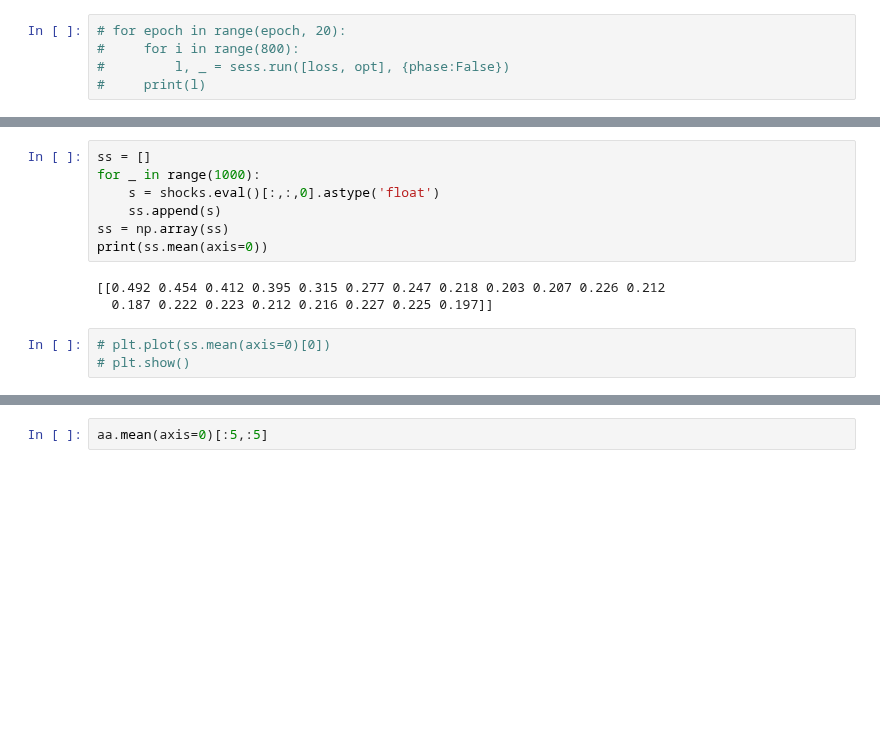
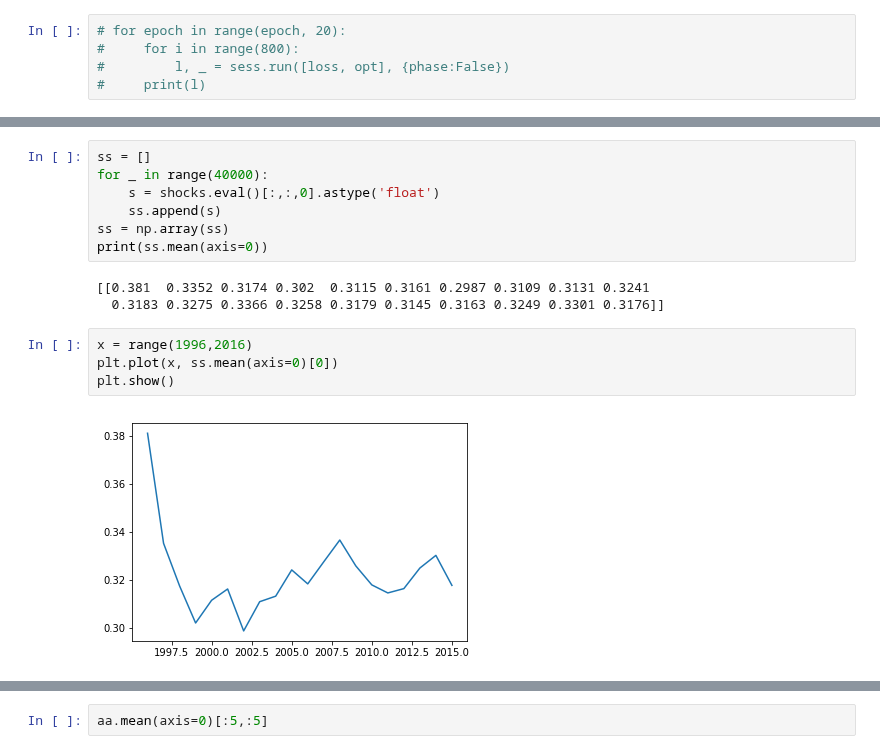
Before and after one commit to npetrenko/real_nvp, a Jupyter notebook: dlstm_test.ipynb, the cells around one changed output, grey strips where cells are left out. Drawn from its saved outputs; the diff is of its cells as text; blank space fills up the shorter version.

```diff
--- a/dlstm_test.ipynb
+++ b/dlstm_test.ipynb
@@ -264,16 +325,19 @@ epoch
 # %%
 ss = []
-for _ in range(1000):
+for _ in range(40000):
     s = shocks.eval()[:,:,0].astype('float')
     ss.append(s)
 ss = np.array(ss)
 print(ss.mean(axis=0))
 # %% [output]
-[[0.492 0.454 0.412 0.395 0.315 0.277 0.247 0.218 0.203 0.207 0.226 0.212
-  0.187 0.222 0.223 0.212 0.216 0.227 0.225 0.197]]
+[[0.381  0.3352 0.3174 0.302  0.3115 0.3161 0.2987 0.3109 0.3131 0.3241
+  0.3183 0.3275 0.3366 0.3258 0.3179 0.3145 0.3163 0.3249 0.3301 0.3176]]
 # %%
-# plt.plot(ss.mean(axis=0)[0])
-# plt.show()
+x = range(1996,2016)
+plt.plot(x, ss.mean(axis=0)[0])
+plt.show()
+# %% [output]
+[figure, added]
 # %%
 ss = []
 aa = []
```
Also changed, not shown: parts of 28 cells of this notebook, 2 other files.
